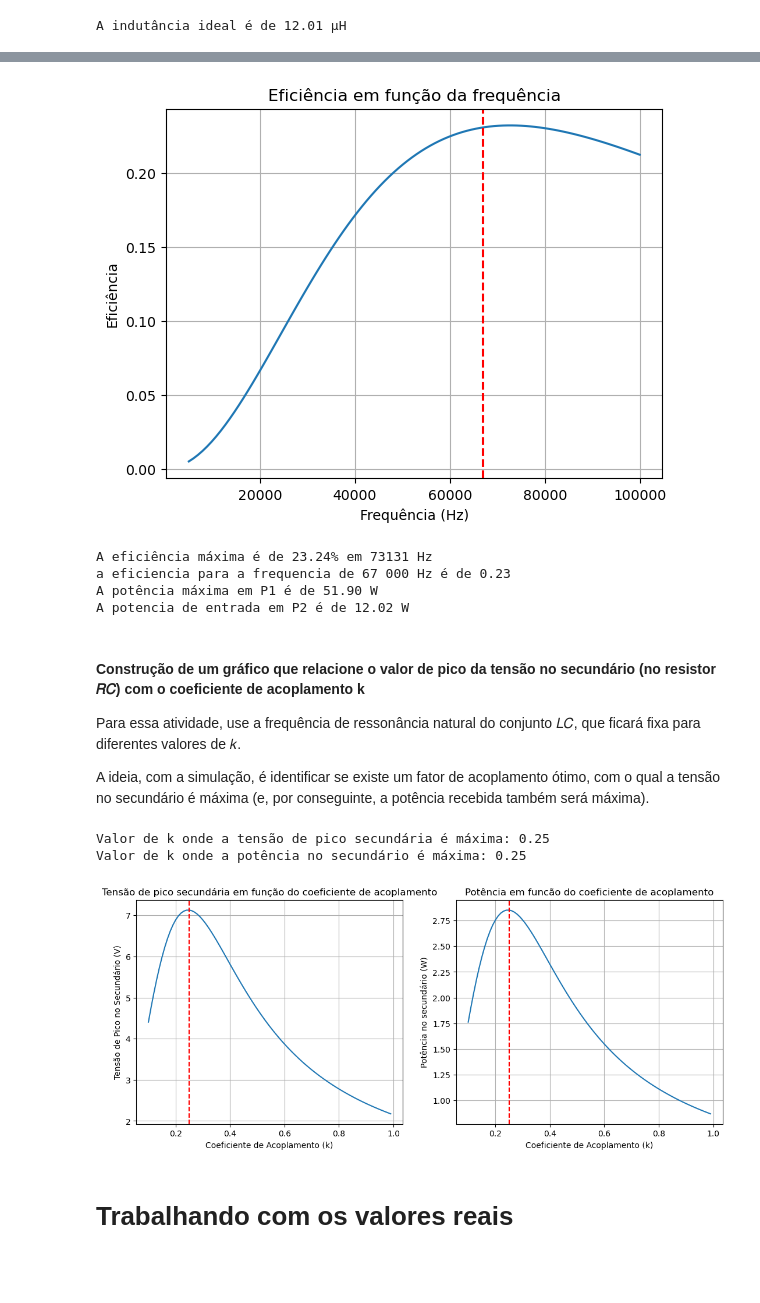
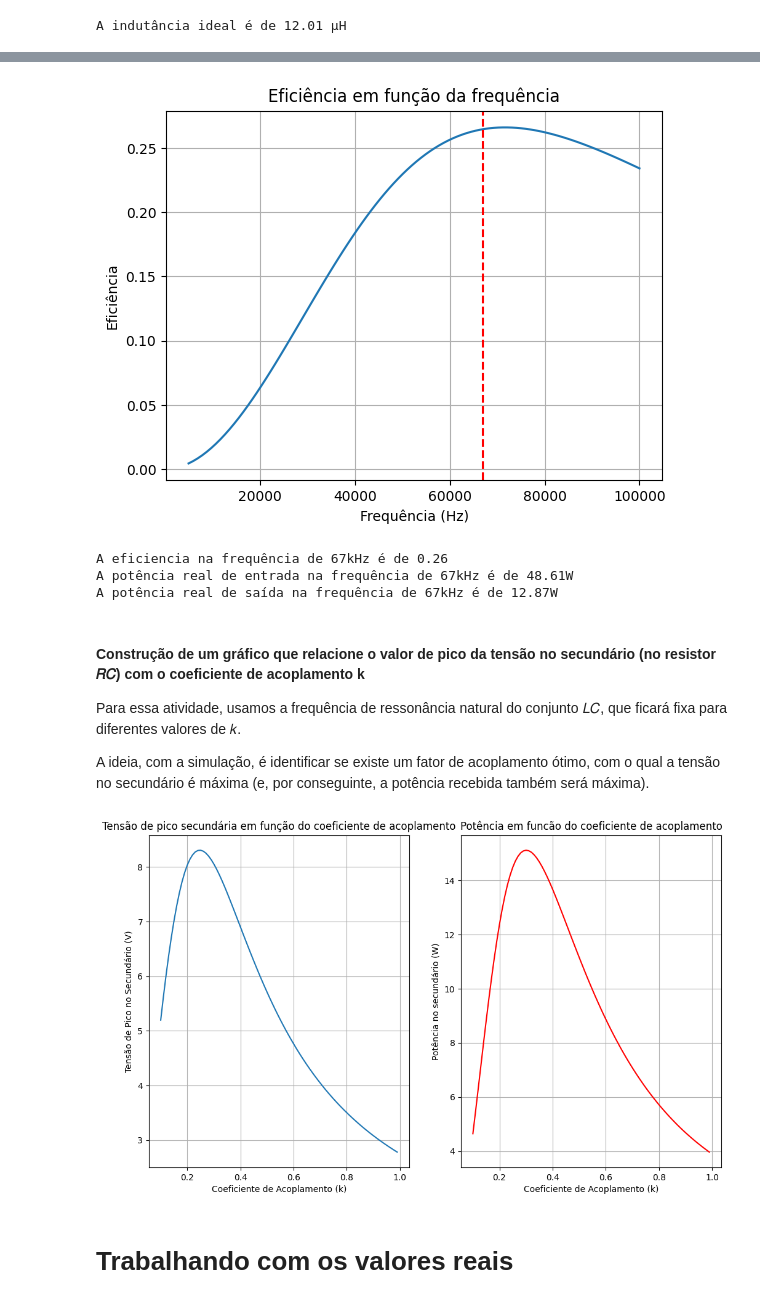
Before and after one commit to pabdutra/eletromag, a Jupyter notebook: projeto.ipynb, the cells around one changed output, grey strips where cells are left out. Drawn from its saved outputs; the diff is of its cells as text; code cells hidden in the pictures; blank space fills up the shorter version.

```diff
--- a/projeto.ipynb
+++ b/projeto.ipynb
@@ -41,7 +42,7 @@ kFixo = 0.2
 
 PossiveisFreq = np.arange(1e-3,100e3,500)
 # %%
-def CalcularTransformador(k, f):
+def CalcularTransformador(k, f, R1, R2, Rc, C1, C2, L1, L2, Ufonte):
 
     # Indutância aproximada das bobinas
     w = 2*math.pi*f
@@ -54,10 +55,12 @@ def CalcularTransformador(k, f):
     XL1 = 1j*w*L1
     XL2 = 1j*w*L2
 
+
+
     # Reatância equivalente
     Xeq = (Rc*XC2 / (Rc+XC2))
+    Z = np.array([[R1+XL1+XC1, -XM], [-XM, XL2+R2+(Rc*XC2/(Rc+XC2))]])
 
-    Z=np.array([[R1+XL1+XC1, -XM],[-XM, Xeq+R2+XL2]])
     V=np.array([Ufonte,0])
     i=np.dot(linalg.inv(Z),V)
 
@@ -96,7 +99,7 @@ for C in listaC:
         w = 2*math.pi*f
         L1 = L2 = 1/((w**2)*C) #Indutância para ressonância
         rdc = R1 + ((2*R1)/(100*10**3))*f
-        i1, i2, ic , V2 = CalcularTransformador(kFixo, f)
+        i1, i2, ic , V2 = CalcularTransformador(kFixo, f, R1, R2, Rc, C, C, L1, L2, Ufonte)
 
         listaV2.append(abs(V2))
         if abs(V2) > maxV2:
@@ -136,9 +139,9 @@ print(f'A indutância ideal é de {L1*1e6:0.2f} µH')
 # %% [output]
 A indutância ideal é de 12.01 µH
 # %%
-
+k = 0.2
 V1 = 10 * (2 / pi)
-Rc = 2.5
+RC = 2.5
 capacitores = [0.1e-6, 0.15e-6, 0.47e-6, 1e-6, 4.7e-6]
 C1 = C2 = capacitores[2]
 freqs = np.linspace(5e3, 100e3, 100)
@@ -149,7 +152,13 @@ lista_eficiencia = []
 
 for f in freqs:
     w = 2 * np.pi * f
-    I1, I2, ic, V2 = CalcularTransformador(kFixo, f)
+    XL1 = 1j * w * L1
+    XL2 = 1j * w * L2
+    M = k * np.sqrt(L1 * L2)
+    XM = 1j * w * M
+    XC1 = -1j / (w * C1)
+    XC2 = -1j / (w * C2)
+    I1, I2, ic, V2 = CalcularTransformador(kFixo, f, R1, R2, Rc, C1, C2, L1, L2, Ufonte)
     P1 = (V1 / np.sqrt(2)) * (I1.conjugate() / np.sqrt(2))
     lista_P1.append(P1.real)
     P2 = (V2 / np.sqrt(2)) * (I2.conjugate() / np.sqrt(2))
@@ -188,72 +197,54 @@ plt.axvline(x=67000, ymin=0, ymax=1, c='r', ls='--')
 plt.savefig('img/eficienciavsfreq.png')
 plt.show()
 # %% [output]
-[figure, old version]
+[figure, new version]
 # %%
-print(f'A eficiência máxima é de {max(lista_eficiencia)*100:.2f}% em {freqs[lista_eficiencia.index(max(lista_eficiencia))]:.0f} Hz')
-print(f'a eficiencia para a frequencia de 67 000 Hz é de {lista_eficiencia[lista_eficiencia.index(max(lista_eficiencia))]:.2f}')
-print(f'A potência máxima em P1 é de {max(lista_P1):.2f} W')
-print(f'A potencia de entrada em P2 é de {max(lista_P2):.2f} W')
+print(f'A eficiencia na frequência de 67kHz é de {lista_eficiencia[65]:.2f}')
+print(f'A potência real de entrada na frequência de 67kHz é de {lista_P1[65]:.2f}W')
+print(f'A potência real de saída na frequência de 67kHz é de {lista_P2[65]:.2f}W')
 # %% [output]
-A eficiência máxima é de 23.24% em 73131 Hz
-a eficiencia para a frequencia de 67 000 Hz é de 0.23
-A potência máxima em P1 é de 51.90 W
-A potencia de entrada em P2 é de 12.02 W
+A eficiencia na frequência de 67kHz é de 0.26
+A potência real de entrada na frequência de 67kHz é de 48.61W
+A potência real de saída na frequência de 67kHz é de 12.87W
 # %% [markdown]
 ####  Construção de um gráfico que relacione o valor de pico da tensão no secundário (no resistor 𝑅𝐶) com o coeficiente de acoplamento k
 
-Para essa atividade, use a frequência de ressonância natural do conjunto 𝐿𝐶, que ficará fixa para diferentes valores de 𝑘.
+Para essa atividade, usamos a frequência de ressonância natural do conjunto 𝐿𝐶, que ficará fixa para diferentes valores de 𝑘.
 
 A ideia, com a simulação, é identificar se existe um fator de acoplamento ótimo, com o qual a tensão no secundário é máxima (e, por conseguinte, a potência recebida também será máxima).
 # %%
 V1 = 10 * (2 / np.pi)
 
 freq = ressonancia(L1, C1)
 
 ks = np.arange(0.1, 1, 0.01)
 
 voltagens_secundario = []
 Potencias_secundario = []
 
 
 for k in ks:
-    i1,i2,ic ,V2_peak = CalcularTransformador(k, freq)
-    P2 = V2_peak/Rc
+    i1,i2,ic ,V2_peak = CalcularTransformador(k, freq, R1, R2, Rc, C1, C2, L1, L2, Ufonte)
+    P2 = (V2_peak / np.sqrt(2)) * (i2.conjugate() / np.sqrt(2))
     voltagens_secundario.append(V2_peak)
     Potencias_secundario.append(P2)
 
-# Identifique os índices dos máximos
-idx_max_volt = np.argmax(voltagens_secundario)
-idx_max_power = np.argmax(Potencias_secundario)
-
-# Imprima os valores de k para máximos
-k_max_volt = ks[idx_max_volt]
-k_max_power = ks[idx_max_power]
-
-print(f"Valor de k onde a tensão de pico secundária é máxima: {k_max_volt:.2f}")
-print(f"Valor de k onde a potência no secundário é máxima: {k_max_power:.2f}")
-
-plt.figure(figsize=(13, 5))
-
+plt.figure(figsize=(12, 7))
 plt.subplot(1,2,1)
 plt.plot(ks, voltagens_secundario)
 plt.title("Tensão de pico secundária em função do coeficiente de acoplamento")
-plt.axvline(x=ks[idx_max_volt], color='r', linestyle='--', label="Máx. Tensão")
 plt.xlabel("Coeficiente de Acoplamento (k)")
 plt.ylabel("Tensão de Pico no Secundário (V)")
 plt.grid()
 
 plt.subplot(1,2,2)
-plt.plot(ks,Potencias_secundario)
+plt.plot(ks,Potencias_secundario, color='red')
 plt.title('Potência em funcão do coeficiente de acoplamento')
-plt.axvline(x=ks[idx_max_power], color='r', linestyle='--', label="Máx. Potência")
 plt.xlabel("Coeficiente de Acoplamento (k)")
 plt.ylabel("Potência no secundário (W)")
 plt.grid()
 plt.show()
 # %% [output]
-Valor de k onde a tensão de pico secundária é máxima: 0.25
-Valor de k onde a potência no secundário é máxima: 0.25
-[figure, old version]
+[figure, new version]
 # %% [markdown]
 # Trabalhando com os valores reais
```
Also changed, not shown: parts of 10 cells of this notebook, 3 other files.
